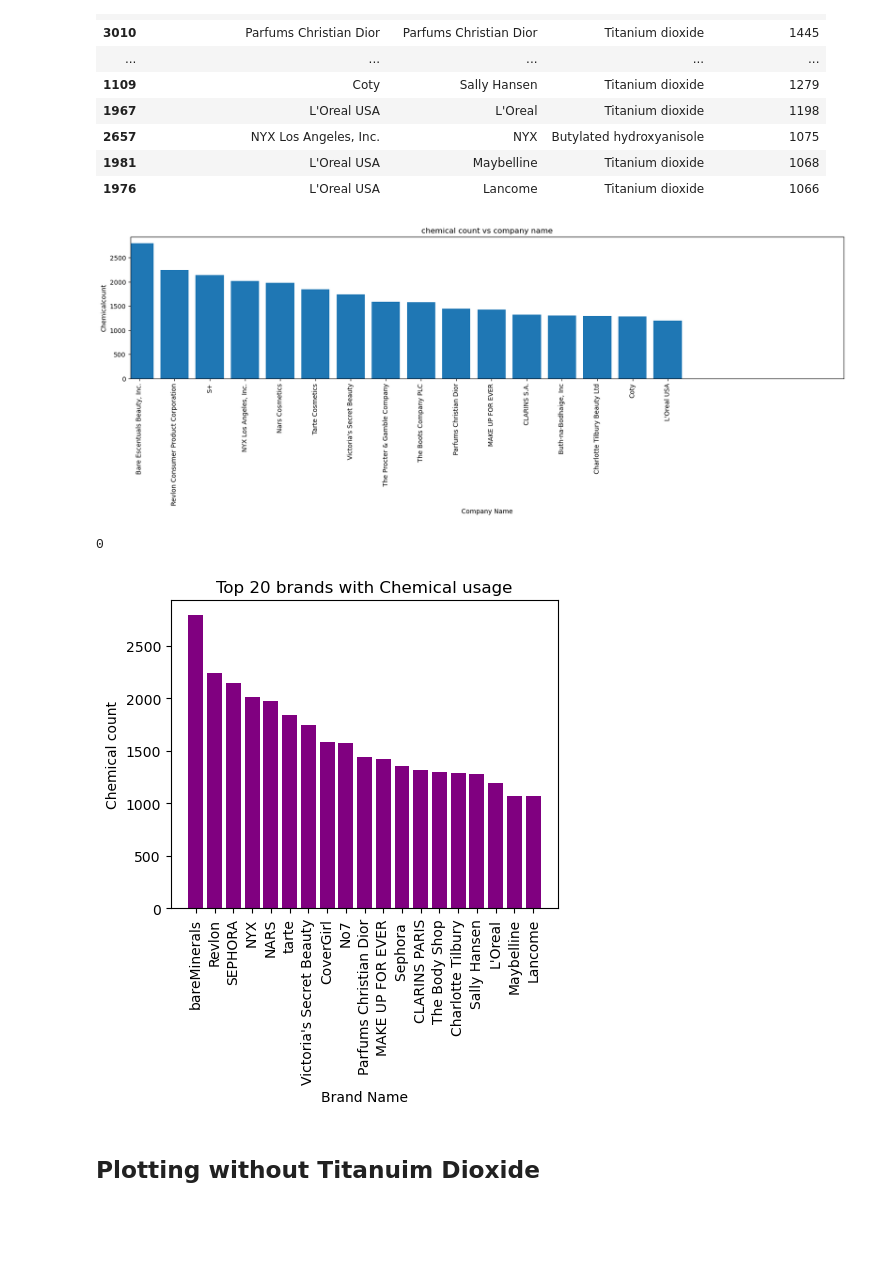
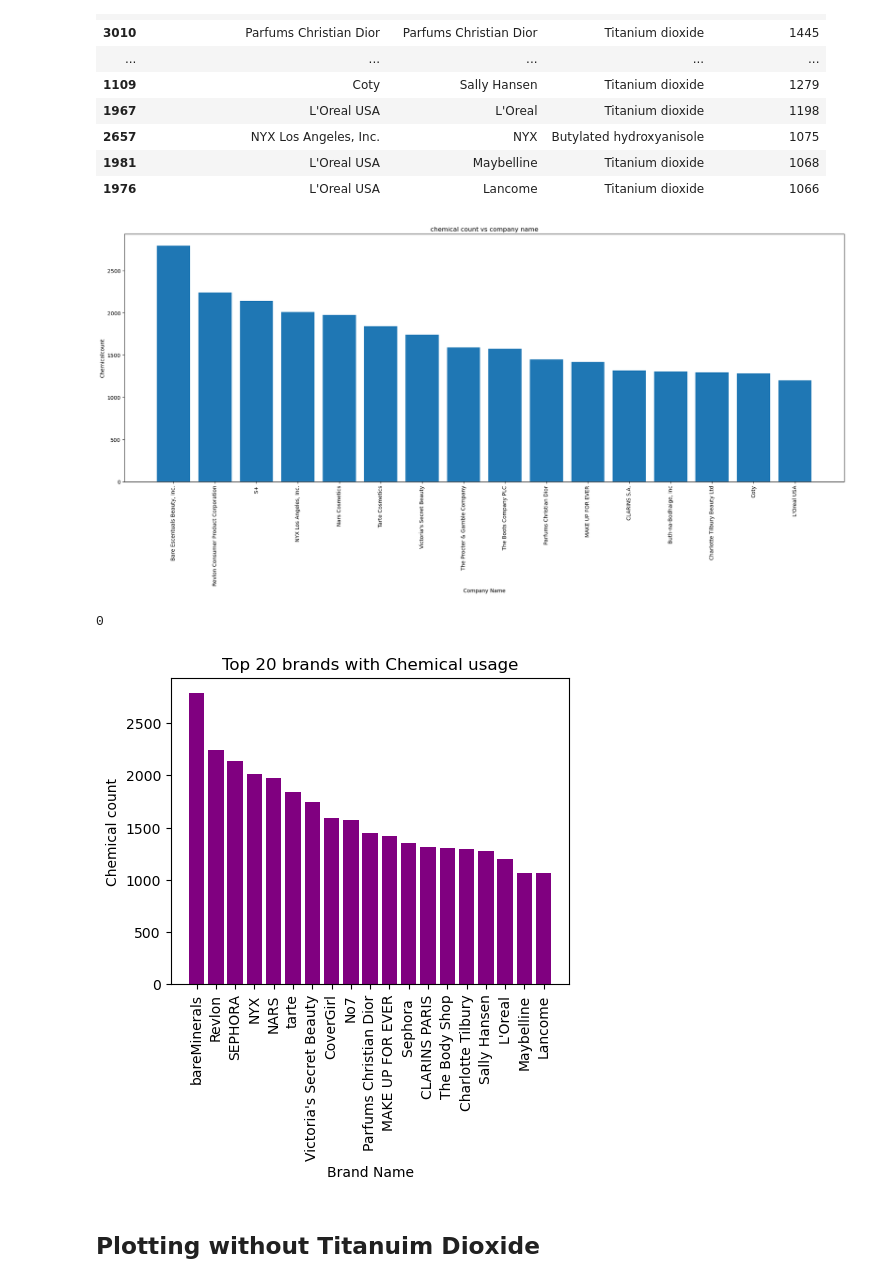
Before and after one commit to Nova8F/Project_1.0, a Jupyter notebook: MA_project1group1.ipynb, the cells around one changed output. Cells and saved outputs as stored; diff of their text form; code cells hidden in the pictures; blank space fills up the shorter version.

```diff
--- a/MA_project1group1.ipynb
+++ b/MA_project1group1.ipynb
@@ -209,19 +209,21 @@ companies_over_1066
 | 1981 | L'Oreal USA | Maybelline | Titanium dioxide | 1068 |
 | 1976 | L'Oreal USA | Lancome | Titanium dioxide | 1066 |
 # %%
-plt.figure(figsize=(20,4))
+plt.figure(figsize=(20,10))
 
 plt.bar(companies_over_1066["CompanyName"], companies_over_1066["ChemicalCount"])
 
 plt.xlabel('Company Name')
 plt.ylabel('Chemicalcount')
 plt.title('chemical count vs company name')
-plt.xlim(-0.25, len(companies_over_1035))
+# plt.xlim(-0.25, len(companies_over_1035))
 # plt.ylim(0, max(rain_df["Inches"])+10)
 plt.xticks(rotation=90)
+plt.tight_layout()
+plt.savefig("MA graphs\MA_graphs.png")
 plt.show()
 # %% [output]
-[figure, old version]
+[figure, new version]
 # %%
 print(companies_over_1035["ChemicalName"].isnull().sum())
 # companies_over_1035["ChemicalName"] = companies_over_1035["ChemicalName"].astype(str)
@@ -240,10 +242,12 @@ plt.ylabel('Chemical count')
 plt.title('Top 20 brands with Chemical usage')
 # plt.xlim(-0.25, len(top_companies))
 # plt.ylim(0, max(rain_df["Inches"])+10)
+plt.tight_layout()
+plt.savefig("MA graphs\MA_graphs1.png")
 plt.xticks(rotation=90)
 plt.show()
 # %% [output]
-[figure, old version]
+[figure, new version]
 # %% [markdown]
 ## Plotting without Titanuim Dioxide
 # %%
```
Also changed, not shown: parts of 4 cells of this notebook, 3 other files.
